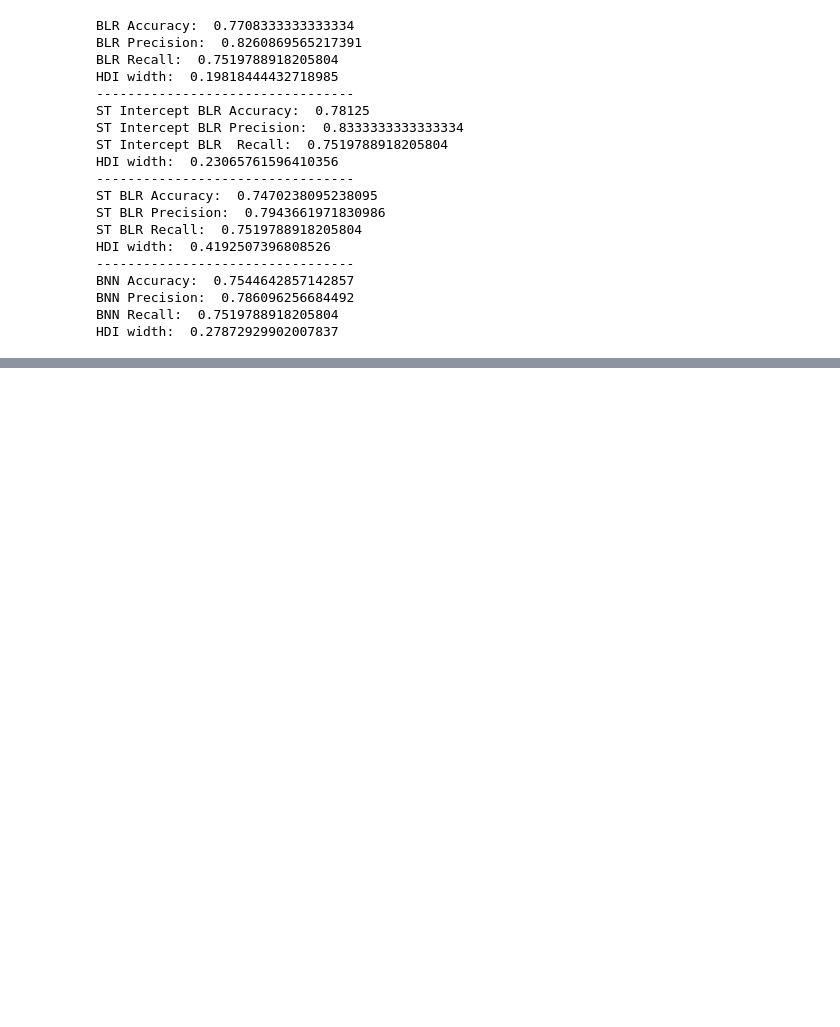
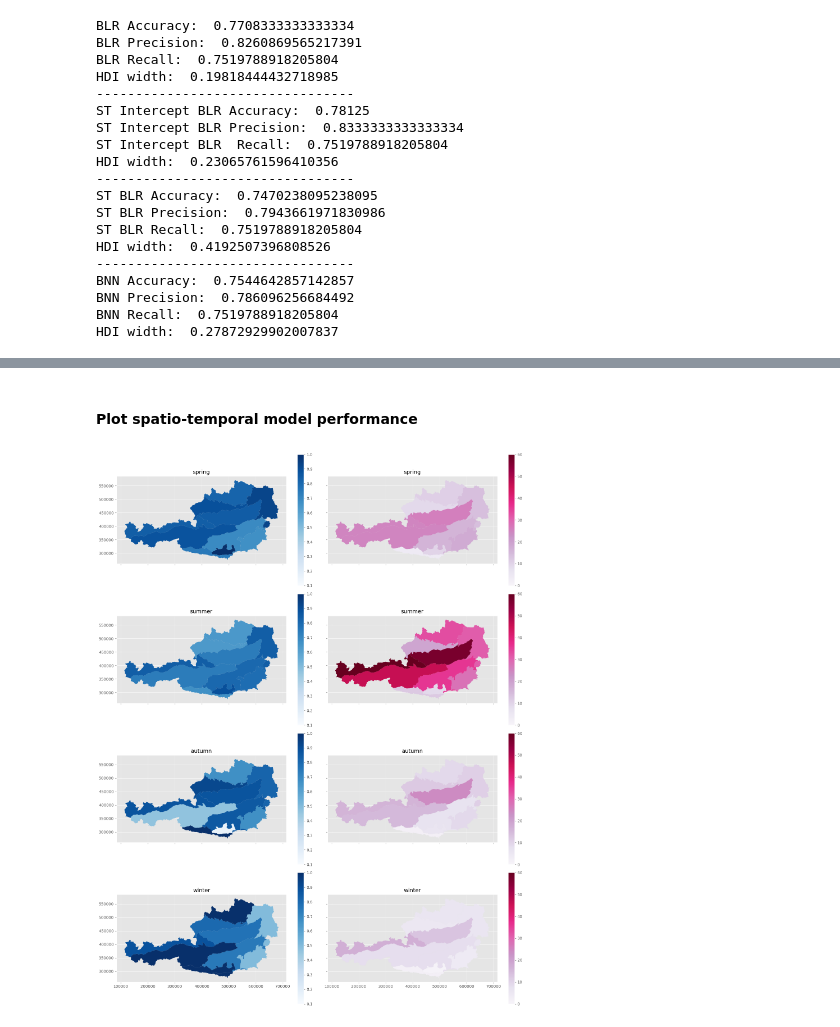
Before and after one commit to PLUS-ZGIS-GeoAI/ignite-bayesian-ml, a Jupyter notebook: notebooks/modeling_experiments/uncertainty_quantification/uncertainty_quantification_v2.ipynb, the cells around one changed output, grey strips where cells are left out. Saved outputs shown, nothing was run; the diff lists cells and outputs as text; code cells hidden in the pictures; blank space fills up the shorter version.

Commit message:
added spatio tepmoral performance plots

```diff
--- a/notebooks/modeling_experiments/uncertainty_quantification/uncertainty_quantification_v2.ipynb
+++ b/notebooks/modeling_experiments/uncertainty_quantification/uncertainty_quantification_v2.ipynb
@@ -523,0 +339,2 @@ plt.show()
+# %% [markdown]
+#### Plot spatio-temporal model performance
@@ -523,0 +345,29 @@ plt.show()
+# %%
+preds = st_intercept_blr_preds.copy()
+preds["spatial_group"] = X_test.naturraumregionen_encoded.values
+preds["temporal_group"] = X_test.season.values
+preds["y_true"] = y_test.values
+# %%
+def calculate_st_metrics(group):
+    accuracy = accuracy_score(group['y_true'], group['y_pred'])
+    f1 = f1_score(group['y_true'], group['y_pred'])
+    sample_size = len(group)
+    return pd.Series({'accuracy': accuracy, 'f1': f1, 'sample_size': sample_size})
+
+preds_st_grouped = preds.groupby(["spatial_group", "temporal_group"]).apply(calculate_st_metrics).reset_index()
+# %%
+fig, axes = plt.subplots(4, 2, figsize=(16, 20), sharex="col", sharey="row")
+seasons = ["spring", "summer", "autumn", "winter"]
+
+for i in temporal_groups:
+    gdf = pd.merge(naturraumregionen, preds_st_grouped[preds_st_grouped.temporal_group == i], left_on="EINHEIT_encoded", right_on="spatial_group")
+    im1 = gdf.plot(column="accuracy", cmap="Blues", legend=True, ax=axes[i, 0], vmin=0.1, vmax=1, legend_kwds={"shrink":.5})
+    im2 = gdf.plot(column="sample_size", cmap="PuRd", legend=True, ax=axes[i, 1], vmin=0, vmax=60, legend_kwds={"shrink":.5})
+
+    axes[i, 0].set_title(f'{seasons[i]}', fontsize=14)
+    axes[i, 1].set_title(f'{seasons[i]}', fontsize=14)
+
+plt.tight_layout()
+plt.show()
+# %% [output]
+[figure, added]
```
Also changed, not shown: parts of 14 cells of this notebook, 1 other file.
